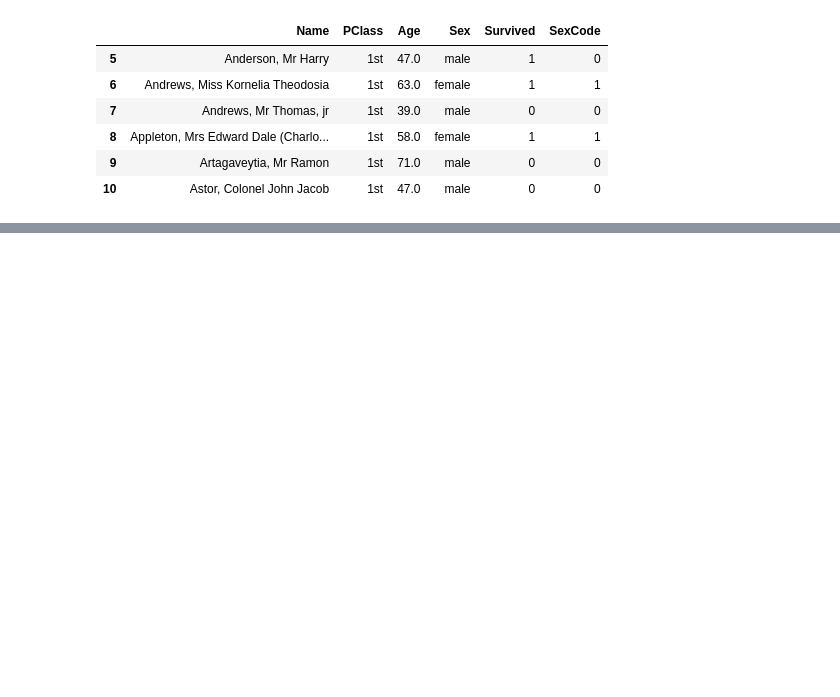
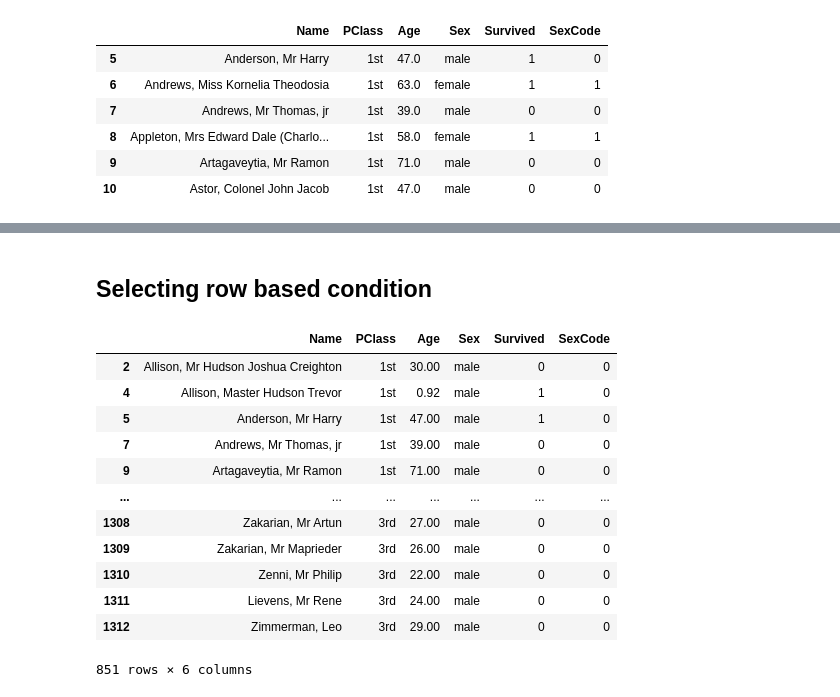
Before and after one commit to Gokulvasan-V/mine, a Jupyter notebook: Data_wrangling.ipynb, the cells around one changed output, grey strips where cells are left out. Drawn from its saved outputs; the diff is of its cells as text; code cells hidden in the pictures; blank space fills up the shorter version.

```diff
--- a/Data_wrangling.ipynb
+++ b/Data_wrangling.ipynb
@@ -120,0 +113,19 @@ Name: Appleton, Mrs Edward Dale (Charlotte Lamson), dtype: object
+# %% [markdown]
+## **Selecting row based condition**
+# %%
+#data_set.reset_index(drop=True)
+data_set[data_set['Sex']=='male']
+# %% [output]
+|  | Name | PClass | Age | Sex | Survived | SexCode |
+| 2 | Allison, Mr Hudson Joshua Creighton | 1st | 30.00 | male | 0 | 0 |
+| 4 | Allison, Master Hudson Trevor | 1st | 0.92 | male | 1 | 0 |
+| 5 | Anderson, Mr Harry | 1st | 47.00 | male | 1 | 0 |
+| 7 | Andrews, Mr Thomas, jr | 1st | 39.00 | male | 0 | 0 |
+| 9 | Artagaveytia, Mr Ramon | 1st | 71.00 | male | 0 | 0 |
+| ... | ... | ... | ... | ... | ... | ... |
+| 1308 | Zakarian, Mr Artun | 3rd | 27.00 | male | 0 | 0 |
+| 1309 | Zakarian, Mr Maprieder | 3rd | 26.00 | male | 0 | 0 |
+| 1310 | Zenni, Mr Philip | 3rd | 22.00 | male | 0 | 0 |
+| 1311 | Lievens, Mr Rene | 3rd | 24.00 | male | 0 | 0 |
+| 1312 | Zimmerman, Leo | 3rd | 29.00 | male | 0 | 0 |
+851 rows × 6 columns
```
Also changed, not shown: parts of 8 cells of this notebook.
